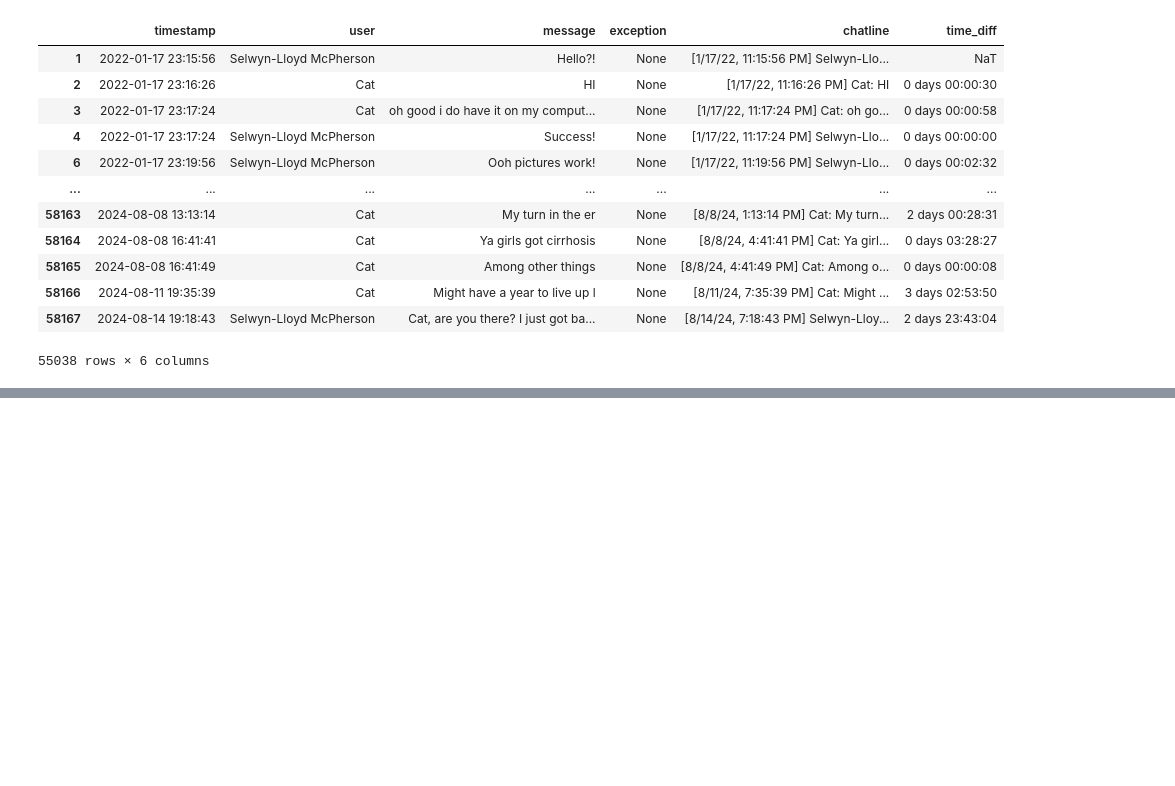
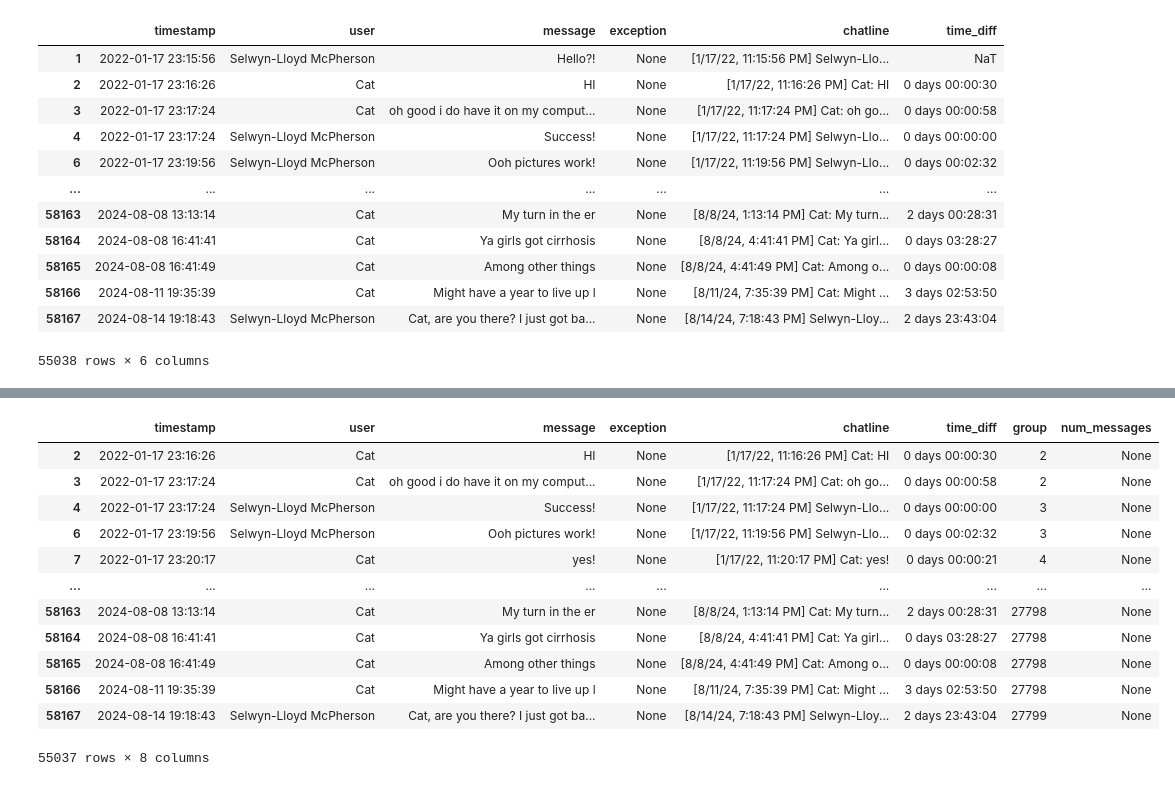
Before and after one commit to mypolopony/echolalia, a Jupyter notebook: demo.ipynb, the cells around one changed output, grey strips where cells are left out. Drawn from its saved outputs; the diff is of its cells as text; code cells hidden in the pictures; blank space fills up the shorter version.

```diff
--- a/demo.ipynb
+++ b/demo.ipynb
@@ -91 +88,17 @@ messages
 messages = messages.iloc[1:]
+# %%
+messages
+# %% [output]
+|  | timestamp | user | message | exception | chatline | time_diff | group | num_messages |
+| 2 | 2022-01-17 23:16:26 | Cat | HI | None | [1/17/22, 11:16:26 PM] Cat: HI | 0 days 00:00:30 | 2 | None |
+| 3 | 2022-01-17 23:17:24 | Cat | oh good i do have it on my comput... | None | [1/17/22, 11:17:24 PM] Cat: oh go... | 0 days 00:00:58 | 2 | None |
+| 4 | 2022-01-17 23:17:24 | Selwyn-Lloyd McPherson | Success! | None | [1/17/22, 11:17:24 PM] Selwyn-Llo... | 0 days 00:00:00 | 3 | None |
+| 6 | 2022-01-17 23:19:56 | Selwyn-Lloyd McPherson | Ooh pictures work! | None | [1/17/22, 11:19:56 PM] Selwyn-Llo... | 0 days 00:02:32 | 3 | None |
+| 7 | 2022-01-17 23:20:17 | Cat | yes! | None | [1/17/22, 11:20:17 PM] Cat: yes! | 0 days 00:00:21 | 4 | None |
+| ... | ... | ... | ... | ... | ... | ... | ... | ... |
+| 58163 | 2024-08-08 13:13:14 | Cat | My turn in the er | None | [8/8/24, 1:13:14 PM] Cat: My turn... | 2 days 00:28:31 | 27798 | None |
+| 58164 | 2024-08-08 16:41:41 | Cat | Ya girls got cirrhosis | None | [8/8/24, 4:41:41 PM] Cat: Ya girl... | 0 days 03:28:27 | 27798 | None |
+| 58165 | 2024-08-08 16:41:49 | Cat | Among other things | None | [8/8/24, 4:41:49 PM] Cat: Among o... | 0 days 00:00:08 | 27798 | None |
+| 58166 | 2024-08-11 19:35:39 | Cat | Might have a year to live up l | None | [8/11/24, 7:35:39 PM] Cat: Might ... | 3 days 02:53:50 | 27798 | None |
+| 58167 | 2024-08-14 19:18:43 | Selwyn-Lloyd McPherson | Cat, are you there? I just got ba... | None | [8/14/24, 7:18:43 PM] Selwyn-Lloy... | 2 days 23:43:04 | 27799 | None |
+55037 rows × 8 columns
```
Also changed, not shown: parts of 19 cells of this notebook.
